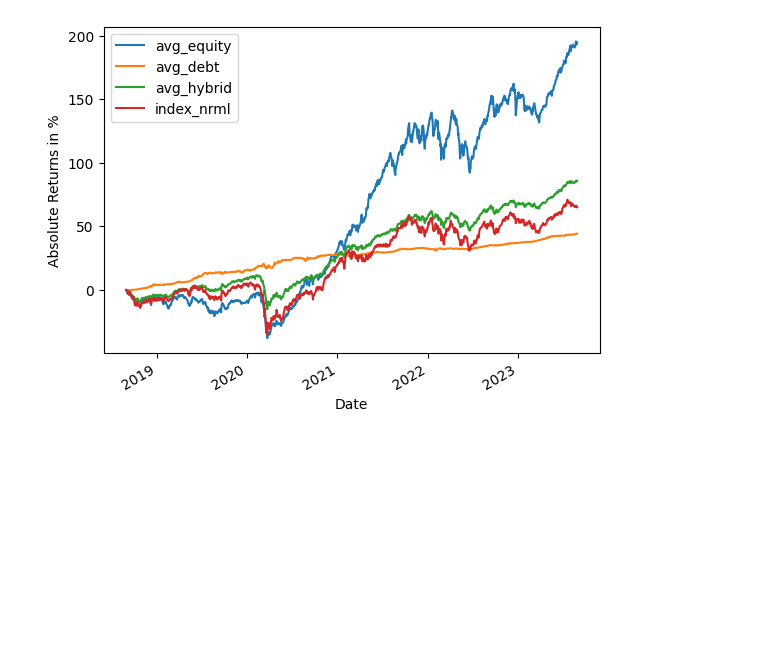
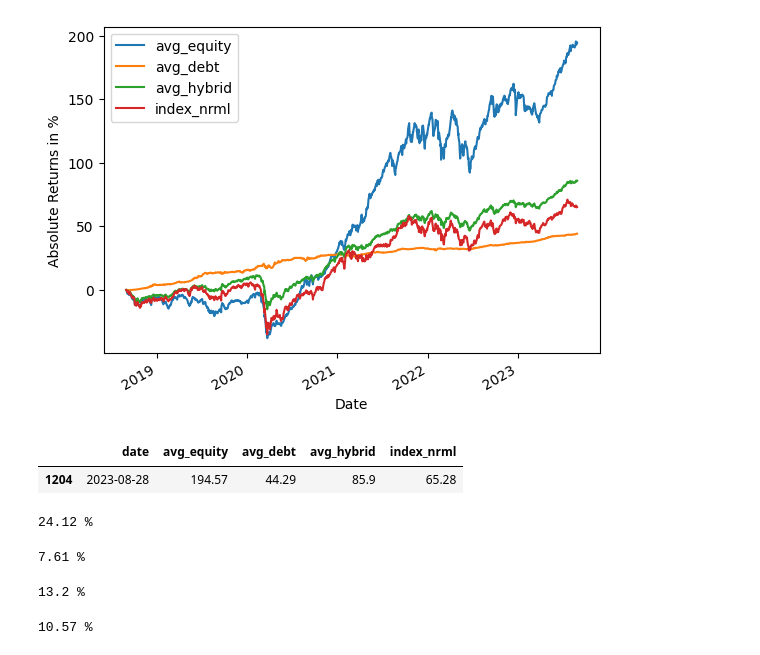
Before and after one commit to amanhooda98/Mutual_Fund_Analytics, a Jupyter notebook: Mutual_Fund_Analytics.ipynb, the cells around one changed output. Drawn from its saved outputs; the diff is of its cells as text; code cells hidden in the pictures; blank space fills up the shorter version.

```diff
--- a/Mutual_Fund_Analytics.ipynb
+++ b/Mutual_Fund_Analytics.ipynb
@@ -353,11 +353,10 @@ index_df
 | 1233 | 2023-08-30 | 19347.449219 | 65.64 |
 1234 rows × 3 columns
 # %%
-merge_all_list=
-[merge_equity[['date','avg_equity']],
- merge_debt[['date','avg_debt']],
- merge_hybrid[['date','avg_hybrid']],
- index_df[['date','index_nrml']]]
+merge_all_list=[merge_equity[['date','avg_equity']],
+                merge_debt[['date','avg_debt']],
+                merge_hybrid[['date','avg_hybrid']],
+                index_df[['date','index_nrml']]]
 
 result_df= reduce(lambda left,right: pd.merge(left,right,on=['date'],how='outer'),merge_all_list)
 # %%
@@ -395,3 +394,9 @@ plt.legend()
 plt.show()
 # %% [output]
 [figure]
+# %%
+returns_df=result_df.loc[result_df['date']==result_df['date'].max()]
+returns_df
+# %% [output]
+|  | date | avg_equity | avg_debt | avg_hybrid | index_nrml |
+| 1204 | 2023-08-28 | 194.57 | 44.29 | 85.9 | 65.28 |
@@ -398,2 +407,22 @@ plt.show()
+# %%
+cagr_equity=round(cagr(194.57),2)
+print(f"{cagr_equity} %")
+# %% [output]
+24.12 %
+# %%
+cagr_debt=round(cagr(44.29),2)
+print(f"{cagr_debt} %")
+# %% [output]
+7.61 %
+# %%
+cagr_hybrid=round(cagr(85.90),2)
+print(f"{cagr_hybrid} %")
+# %% [output]
+13.2 %
+# %%
+cagr_index=round(cagr(65.28),2)
+print(f"{cagr_index} %")
+# %% [output]
+10.57 %
 # %%
 result_df.to_csv(".//data_out//result.csv")
```
Also changed, not shown: parts of 2 cells of this notebook.
